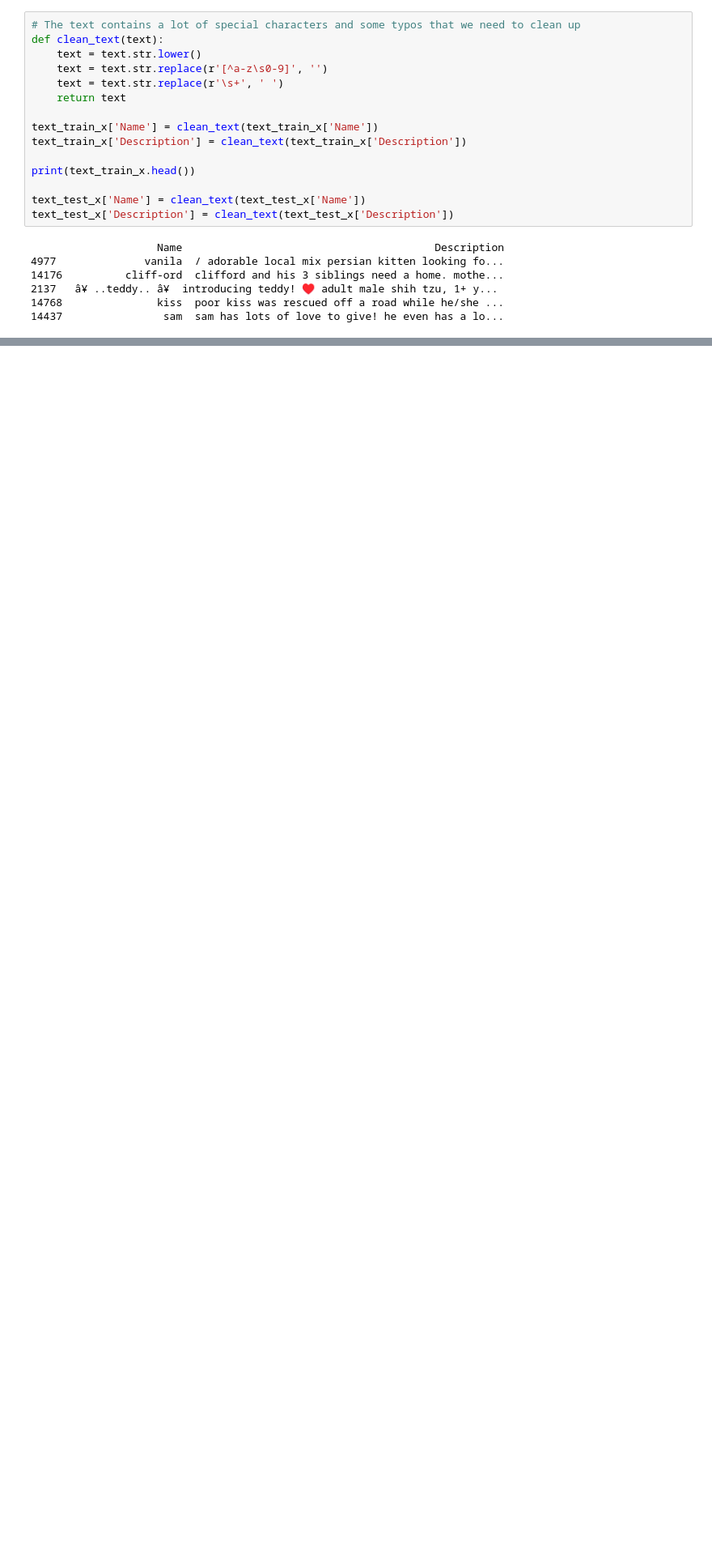
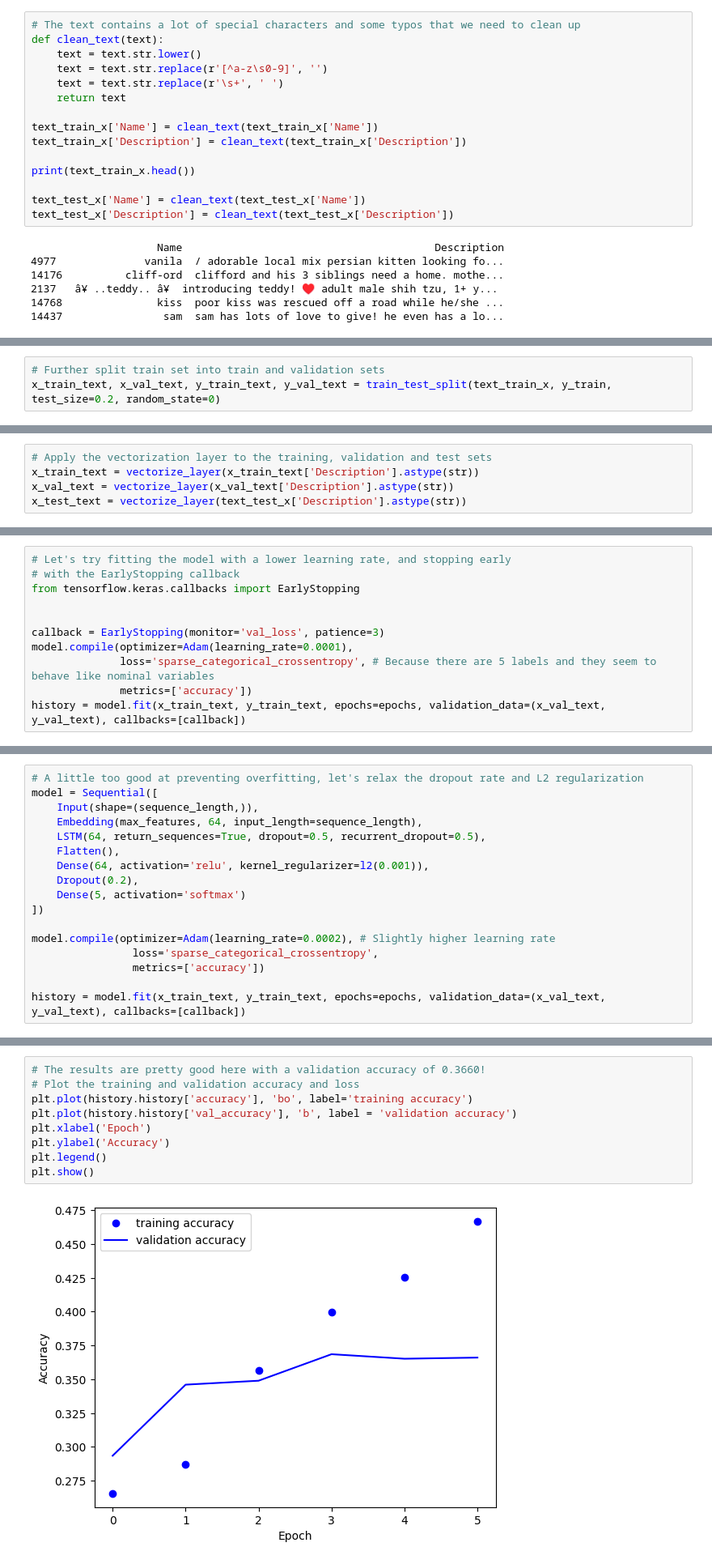
Before and after one commit to lshaoqin/aichallenge, a Jupyter notebook: eda.ipynb, the cells around one changed output, grey strips where cells are left out. Shown at 81% size. Cells and saved outputs as stored; diff of their text form; blank space fills up the shorter version.

```diff
--- a/eda.ipynb
+++ b/eda.ipynb
@@ -690,0 +789,3 @@ text_test_x.to_csv('text_test_x.csv', index=False)
+# %%
+# Further split train set into train and validation sets
+x_train_text, x_val_text, y_train_text, y_val_text = train_test_split(text_train_x, y_train, test_size=0.2, random_state=0)
@@ -690,0 +811,5 @@ text_test_x.to_csv('text_test_x.csv', index=False)
+# %%
+# Apply the vectorization layer to the training, validation and test sets
+x_train_text = vectorize_layer(x_train_text['Description'].astype(str))
+x_val_text = vectorize_layer(x_val_text['Description'].astype(str))
+x_test_text = vectorize_layer(text_test_x['Description'].astype(str))
@@ -690,0 +843,11 @@ text_test_x.to_csv('text_test_x.csv', index=False)
+# %%
+# Let's try fitting the model with a lower learning rate, and stopping early
+# with the EarlyStopping callback
+from tensorflow.keras.callbacks import EarlyStopping
+
+
+callback = EarlyStopping(monitor='val_loss', patience=3)
+model.compile(optimizer=Adam(learning_rate=0.0001),
+              loss='sparse_categorical_crossentropy', # Because there are 5 labels and they seem to behave like nominal variables
+              metrics=['accuracy'])
+history = model.fit(x_train_text, y_train_text, epochs=epochs, validation_data=(x_val_text, y_val_text), callbacks=[callback])
@@ -690,0 +896,17 @@ text_test_x.to_csv('text_test_x.csv', index=False)
+# %%
+# A little too good at preventing overfitting, let's relax the dropout rate and L2 regularization
+model = Sequential([
+    Input(shape=(sequence_length,)),
+    Embedding(max_features, 64, input_length=sequence_length),
+    LSTM(64, return_sequences=True, dropout=0.5, recurrent_dropout=0.5),
+    Flatten(),
+    Dense(64, activation='relu', kernel_regularizer=l2(0.001)),
+    Dropout(0.2),
+    Dense(5, activation='softmax')
+])
+
+model.compile(optimizer=Adam(learning_rate=0.0002), # Slightly higher learning rate
+                loss='sparse_categorical_crossentropy',
+                metrics=['accuracy'])
+
+history = model.fit(x_train_text, y_train_text, epochs=epochs, validation_data=(x_val_text, y_val_text), callbacks=[callback])
@@ -690,0 +926,11 @@ text_test_x.to_csv('text_test_x.csv', index=False)
+# %%
+# The results are pretty good here with a validation accuracy of 0.3660!
+# Plot the training and validation accuracy and loss
+plt.plot(history.history['accuracy'], 'bo', label='training accuracy')
+plt.plot(history.history['val_accuracy'], 'b', label = 'validation accuracy')
+plt.xlabel('Epoch')
+plt.ylabel('Accuracy')
+plt.legend()
+plt.show()
+# %% [output]
+[figure, added]
```
Also changed, not shown: parts of 19 cells of this notebook, 2 other files.
